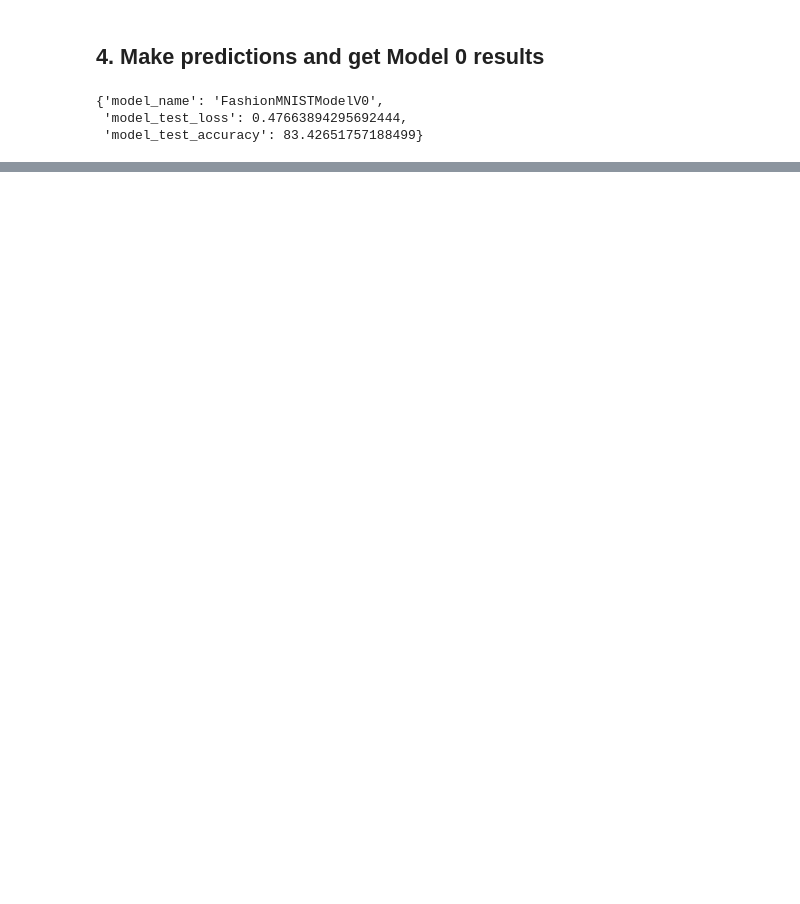
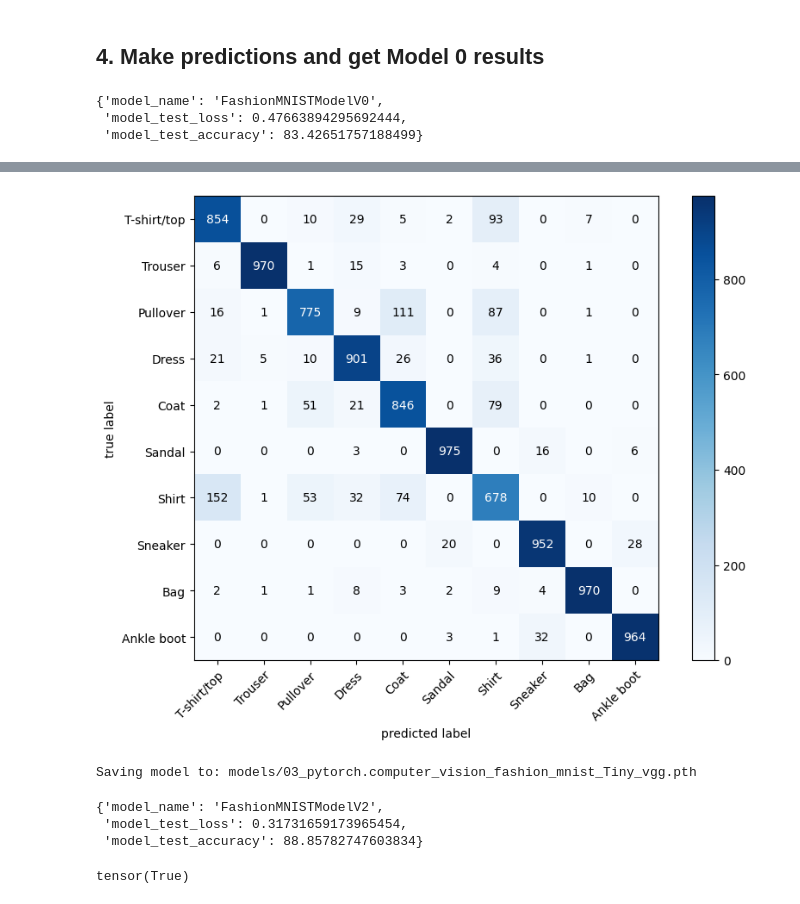
Before and after one commit to Niloy009/learning_pytorch, a Jupyter notebook: 03_pytorch_computer_vision.ipynb, the cells around one changed output, grey strips where cells are left out. Saved outputs shown, nothing was run; the diff lists cells and outputs as text; code cells hidden in the pictures; blank space fills up the shorter version.

Commit message:
computer vision multiclass problem practice. create tinyVGG arch

```diff
--- a/03_pytorch_computer_vision.ipynb
+++ b/03_pytorch_computer_vision.ipynb
@@ -418,0 +921,27 @@ model_0_test_results
+# %%
+from tqdm.auto import tqdm
+
+
+# 1. Make prediction with trained model
+y_preds = []
+
+model_2.eval()
+with torch.inference_mode():
+    for X, y in tqdm(test_dataloader, desc="Making Predictions...."):
+        # send the data and target to the target device
+        X,y = X.to(device), y.to(device)
+
+        # make foward pass
+        y_logit = model_2(X)
+
+        # print(y_logit.shape)
+        # print(torch.softmax(y_logit, dim=1).argmax(dim=1).shape)
+
+        # turn predictions from logits -> probabilities -> label
+        y_pred = torch.softmax(y_logit, dim=1).argmax(dim=1) # here in both case i want to calculate row wise. not column wise because column wise will be the probabilities along the batches not the labels
+
+        # put predictions on CPU
+        y_preds.append(y_pred.cpu())
+    # now Concatenate all the preds (all batches)
+    y_preds_tensor = torch.cat(y_preds)
+    # print(y_preds_tensor.shape)
@@ -418,0 +953,27 @@ model_0_test_results
+# %%
+# 2. Create the confusion matrix
+confmat = ConfusionMatrix(task='multiclass', num_classes=len(classes_name))
+confmat_tensor = confmat(preds=y_preds_tensor,
+                         target=test_data.targets)
+
+# 3. Plot the confusion matrix
+fig, ax = plot_confusion_matrix(conf_mat=confmat_tensor.numpy(), colorbar=True, class_names=classes_name, figsize=(10,7))
+# %% [output]
+[figure, added]
+# %%
+from pathlib import Path
+
+# Create model path if it is not alread exist
+MODEL_PATH = Path('models')
+MODEL_PATH.mkdir(parents=True, exist_ok=True)
+
+# Create Model Save Path
+MODEL_NAME = "03_pytorch.computer_vision_fashion_mnist_Tiny_vgg.pth"
+MODEL_SAVE_PATH = MODEL_PATH / MODEL_NAME
+
+
+# Save the model
+print(f'Saving model to: {MODEL_SAVE_PATH}')
+torch.save(obj=model_2.state_dict(), f=MODEL_SAVE_PATH)
+# %% [output]
+Saving model to: models/03_pytorch.computer_vision_fashion_mnist_Tiny_vgg.pth
@@ -418,0 +990,22 @@ model_0_test_results
+# %%
+# Evaluate the loaded model
+
+torch.manual_seed(42)
+torch.cuda.manual_seed(42)
+
+loaded_model_2_results = eval_model(model=loaded_model_2,
+                                    data_loader=test_dataloader,
+                                    loss_fn=loss_fn,
+                                    accuracy_fn=accuracy_fn,
+                                    device=device)
+loaded_model_2_results
+# %% [output]
+{'model_name': 'FashionMNISTModelV2',
+ 'model_test_loss': 0.31731659173965454,
+ 'model_test_accuracy': 88.85782747603834}
+# %%
+# Check to see if results are close to each other (if they are very far away, there may be an error)
+torch.isclose(torch.tensor(model_2_test_results['model_test_loss']),
+              torch.tensor(loaded_model_2_results['model_test_loss']),atol=1e-08)
+# %% [output]
+tensor(True)
```
Also changed, not shown: parts of 40 cells of this notebook, 1 other file.
